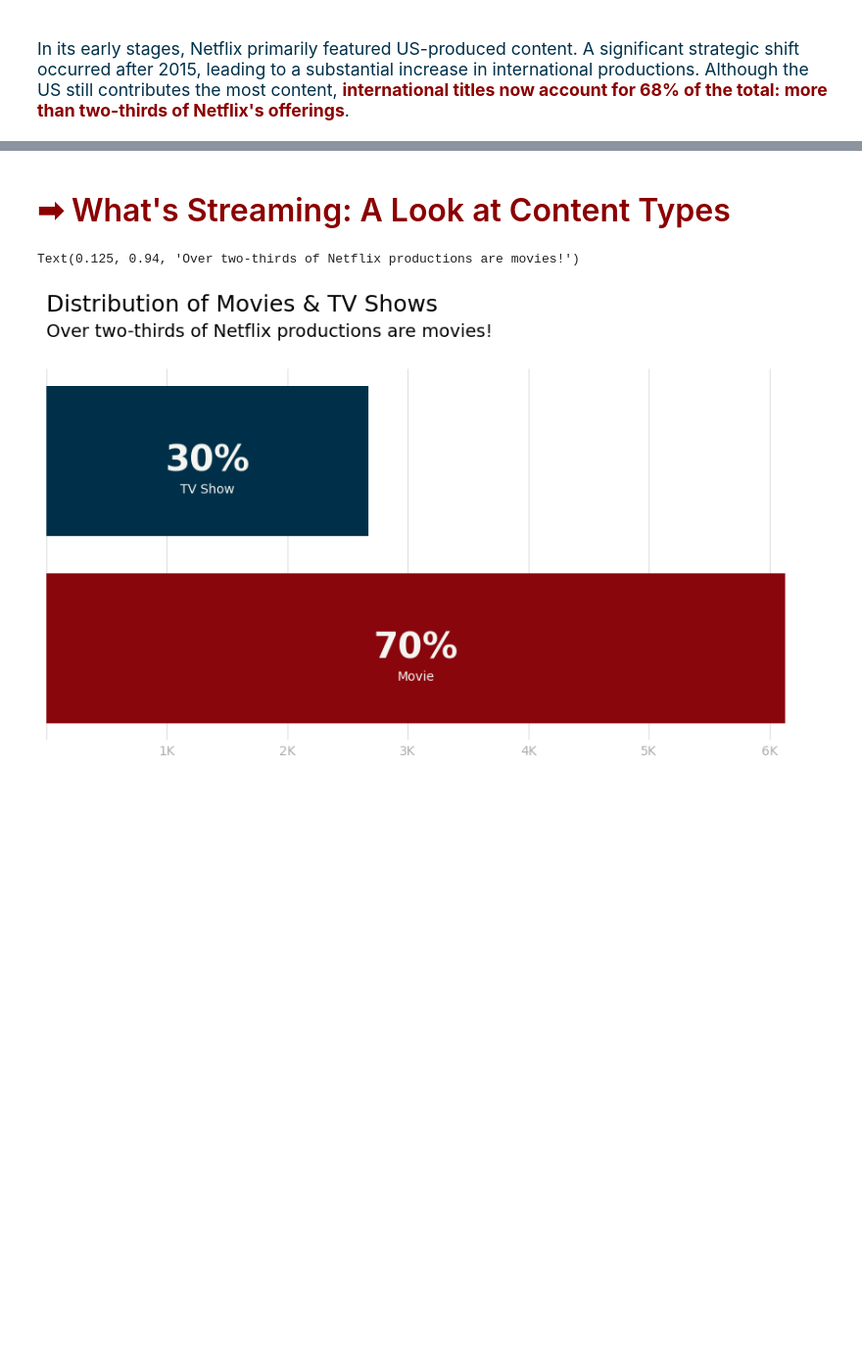
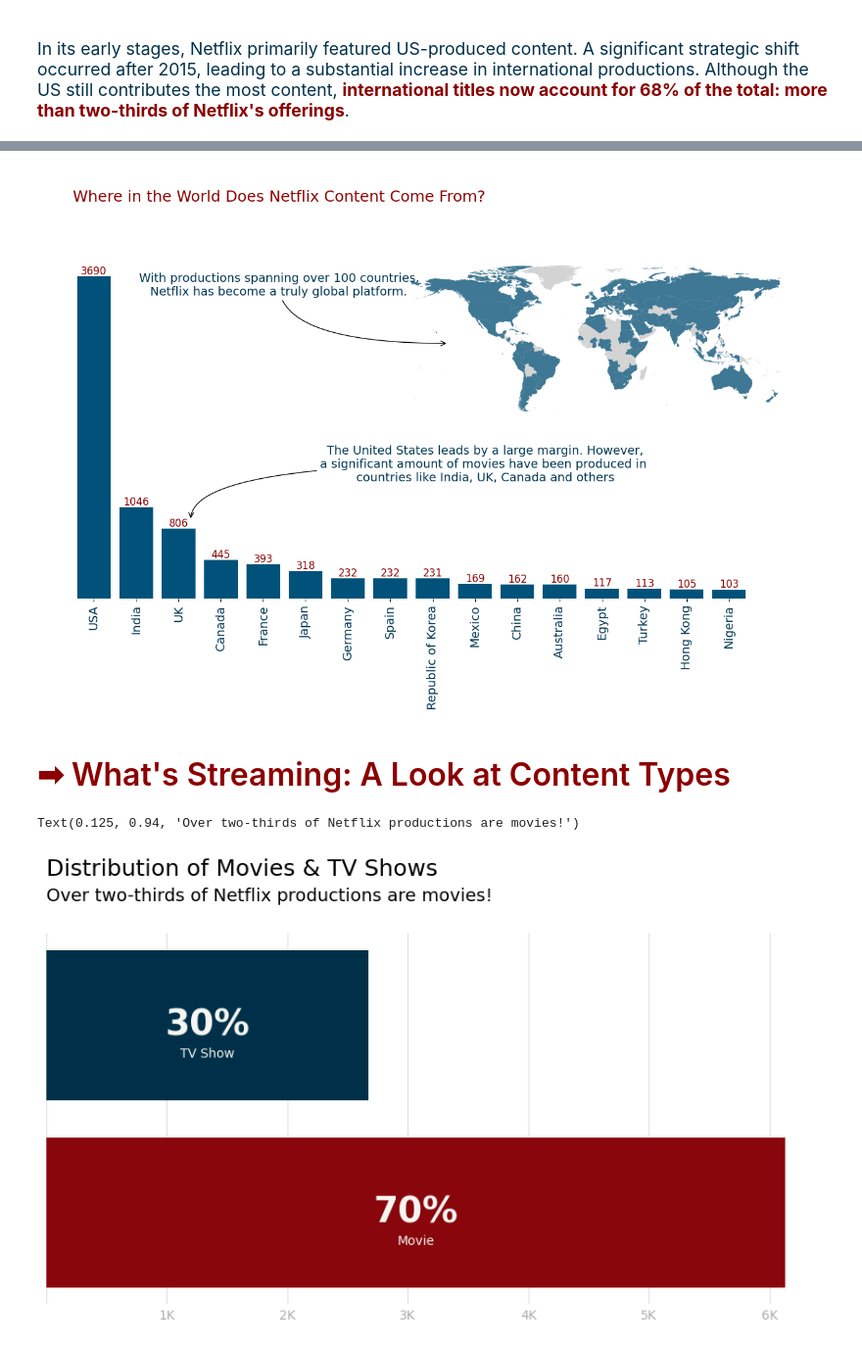
Before and after one commit to HugoAlexis/analisis_quejas_en_profeco, a Jupyter notebook: a-brief-netflix-data-storytelling.ipynb, the cells around one changed output, grey strips where cells are left out. Shown at 98% size. Drawn from its saved outputs; the diff is of its cells as text; code cells hidden in the pictures; blank space fills up the shorter version.

Commit message:
Kaggle Notebook | A (Brief) Netflix Data Storytelling ✨🎥📈 | Version 7

```diff
--- a/a-brief-netflix-data-storytelling.ipynb
+++ b/a-brief-netflix-data-storytelling.ipynb
@@ -317,3 +366,82 @@ In its early stages, Netflix primarily featured US-produced content. A significa
+# %%
+
+conteo_paises = (
+    netflix_data['country'].str.split(', ')
+    .explode()
+    .str.replace(',', '')
+    .str.strip()
+    .value_counts()
+    .reset_index(drop=False)
+)
+
+merged_gdf = gdf_world.merge(
+    conteo_paises,
+    how='right',
+    left_on='name',
+    right_on='country'
+)
+
+fig = plt.figure(figsize=(15, 8))
+ax2 = fig.add_axes([0.1, 0.1, 0.8, 0.8])
+ax = fig.add_axes([0.5, 0.4, 0.4, 0.4])
+
+ax2.axis('off');ax.axis('off')
+
+gdf_world.plot(color='lightgray', ax=ax)
+merged_gdf[merged_gdf['count']>0].plot(ax=ax, color='#00527A', alpha=0.7)
+
+ax.set_ylim(-90, 90)
+ax.set_xlim(-180, 180)
+
+
+ax2 = fig.add_axes([0.1, 0.1, 0.8, 0.8], facecolor='none')
+xlabels = (conteo_paises.loc[:15]['country']
+           .str.replace('United States of America', 'USA')
+           .str.replace('U.K. of Great Britain and Northern Ireland', 'UK')
+          )
+
+bars = ax2.bar(
+    xlabels,
+    conteo_paises.loc[:15]['count'],
+    color='#00527A',
+)
+ax2.spines[['top', 'right', 'left', 'bottom']].set_visible(False)
+ax2.set_yticks([])
+ax2.tick_params(rotation=90, axis='x', labelsize=14, labelcolor='#003652')
+
+ax2.bar_label(bars, color='darkred', fontsize=12)
+ax2.set_ylim(0, 4500)
+
+ax2.annotate(
+    'With productions spanning over 100 countries,'
+    '\nNetflix has become a truly global platform.',
+    xy=(0.55, 0.65),
+    xytext=(0.32, 0.8),
+    ha='center', va='center',
+    xycoords='axes fraction',
+    arrowprops={'arrowstyle': '->',
+                'connectionstyle': 'angle3,angleA=-90,angleB=0'},
+    fontsize=14, color='#003652'
+)
+
+ax2.annotate(
+    'The United States leads by a large margin. However,\n'
+    'a significant amount of movies have been produced in \n'
+    'countries like India, UK, Canada and others',
+    xytext=(0.6, 0.3),
+    xy=(0.2, 0.2),
+    xycoords='axes fraction',
+    ha='center',
+    arrowprops={'arrowstyle': '->',
+                'connectionstyle': 'angle3,angleA=-180,angleB=-90'},
+    fontsize=14, color='#003652'
+
+)
+
+ax2.set_title('\n      Where in the World Does Netflix Content Come From?', loc='left',
+              fontsize=18, color='darkred');
+# %% [output]
+[figure, added]
 # %% [markdown]
 # <div style='color: #8B0000; font-size:2rem'>➡︎  What's Streaming: A Look at Content Types</div>
 # %%
```
Also changed, not shown: parts of 7 cells of this notebook.
